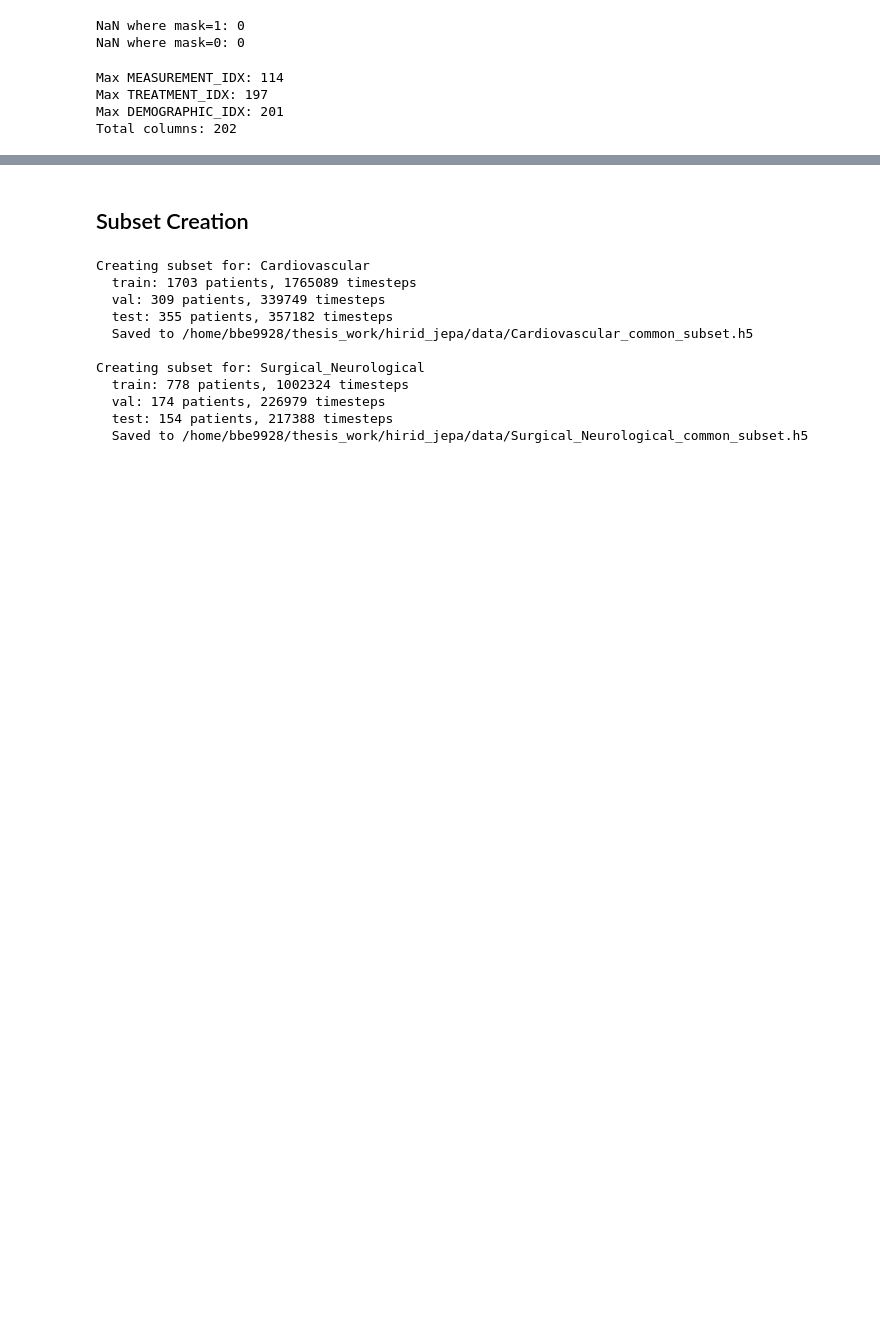
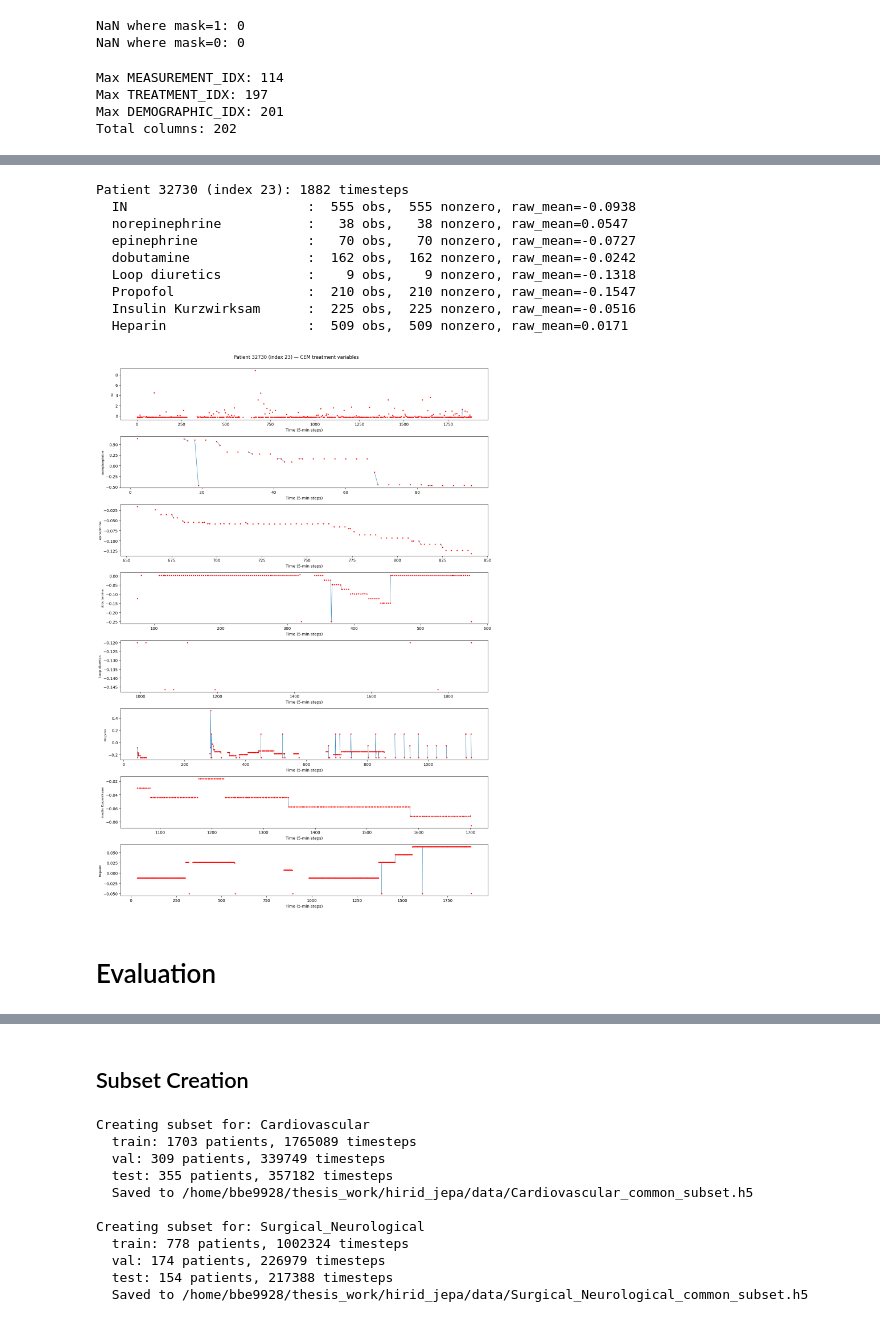
Before and after one commit to david-ege/Exploring-World-Models-for-Virtual-Patient-Simulation-in-Critical-Care, a Jupyter notebook: common_stage_exploration.ipynb, the cells around one changed output, grey strips where cells are left out. Saved outputs shown, nothing was run; the diff lists cells and outputs as text; code cells hidden in the pictures; blank space fills up the shorter version.

```diff
--- a/common_stage_exploration.ipynb
+++ b/common_stage_exploration.ipynb
@@ -447,8 +447,7 @@ NaN per demographic column:
   height              : 0 NaNs
 # %%
 f = h5py.File('/home/bbe9928/thesis_work/hirid_jepa/data/Cardiovascular_common_subset.h5', 'r')
-data = f['data']['train'][:1000]
-mask = f['mask']['train'][:1000]
+data = f['data']['train'][:1000
 
 # Find where NaN exists despite mask=1
 nan_positions = np.isnan(data)
@@ -477,0 +531,66 @@ Total columns: 202
+# %%
+import h5py, hdf5plugin
+import numpy as np
+import data.constants as constants
+import matplotlib.pyplot as plt
+from data.constants import CEM_TREATMENT_LOCAL_IDX, CEM_TREATMENT_NAMES, TREATMENT_IDX
+
+def Plot_Patient_CEM_Treatments(pid_target, split='test'):
+    f = h5py.File('/home/bbe9928/thesis_work/hirid_jepa/data/Cardiovascular_common_subset.h5', 'r')
+    windows = f['windows'][split][:]
+
+    # Find the patient by pid
+    match = np.where(windows[:, 2] == pid_target)[0]
+    if len(match) == 0:
+        print(f"Patient {pid_target} not found in {split} split")
+        f.close()
+        return
+    idx = match[0]
+    start, end, pid = windows[idx]
+
+    cem_global_idx = [TREATMENT_IDX[i] for i in CEM_TREATMENT_LOCAL_IDX]
+
+    patient_data = f['data'][split][start:end][:, cem_global_idx]
+    patient_mask = f['mask'][split][start:end][:, cem_global_idx]
+    f.close()
+
+    plot_data = patient_data.copy().astype(float)
+    plot_data[patient_mask == 0] = np.nan
+
+    print(f"Patient {pid} (index {idx}): {end-start} timesteps")
+    for i, name in enumerate(CEM_TREATMENT_NAMES):
+        n_obs = (patient_mask[:, i] == 1).sum()
+        nonzero = patient_data[:, i][patient_mask[:, i] == 1]
+        nonzero = nonzero[nonzero != 0]
+        print(f"  {name:25s}: {n_obs:4d} obs, {len(nonzero):4d} nonzero, "
+              f"raw_mean={patient_data[:, i][patient_mask[:, i]==1].mean() if n_obs>0 else float('nan'):.4f}")
+
+    n_vars = len(CEM_TREATMENT_NAMES)
+    fig, axes = plt.subplots(n_vars, 1, figsize=(14, max(2, 2.5 * n_vars)))
+
+    for i, name in enumerate(CEM_TREATMENT_NAMES):
+        axes[i].plot(plot_data[:, i], linewidth=0.8)
+        axes[i].set_ylabel(name, fontsize=8)
+        axes[i].set_xlabel("Time (5-min steps)")
+        obs_times = np.where(~np.isnan(plot_data[:, i]))[0]
+        axes[i].scatter(obs_times, plot_data[obs_times, i],
+                        s=4, color='red', zorder=5)
+
+    plt.suptitle(f"Patient {pid} (index {idx}) — CEM treatment variables")
+    plt.tight_layout(rect=[0, 0, 1, 0.98])
+    plt.show()
+
+Plot_Patient_CEM_Treatments(16339, split='test')
+# %% [output]
+Patient 32730 (index 23): 1882 timesteps
+  IN                       :  555 obs,  555 nonzero, raw_mean=-0.0938
+  norepinephrine           :   38 obs,   38 nonzero, raw_mean=0.0547
+  epinephrine              :   70 obs,   70 nonzero, raw_mean=-0.0727
+  dobutamine               :  162 obs,  162 nonzero, raw_mean=-0.0242
+  Loop diuretics           :    9 obs,    9 nonzero, raw_mean=-0.1318
+  Propofol                 :  210 obs,  210 nonzero, raw_mean=-0.1547
+  Insulin Kurzwirksam      :  225 obs,  225 nonzero, raw_mean=-0.0516
+  Heparin                  :  509 obs,  509 nonzero, raw_mean=0.0171
+[figure, added]
+# %% [markdown]
+# Evaluation
```
Also changed, not shown: parts of 27 cells of this notebook, 33 other files.
